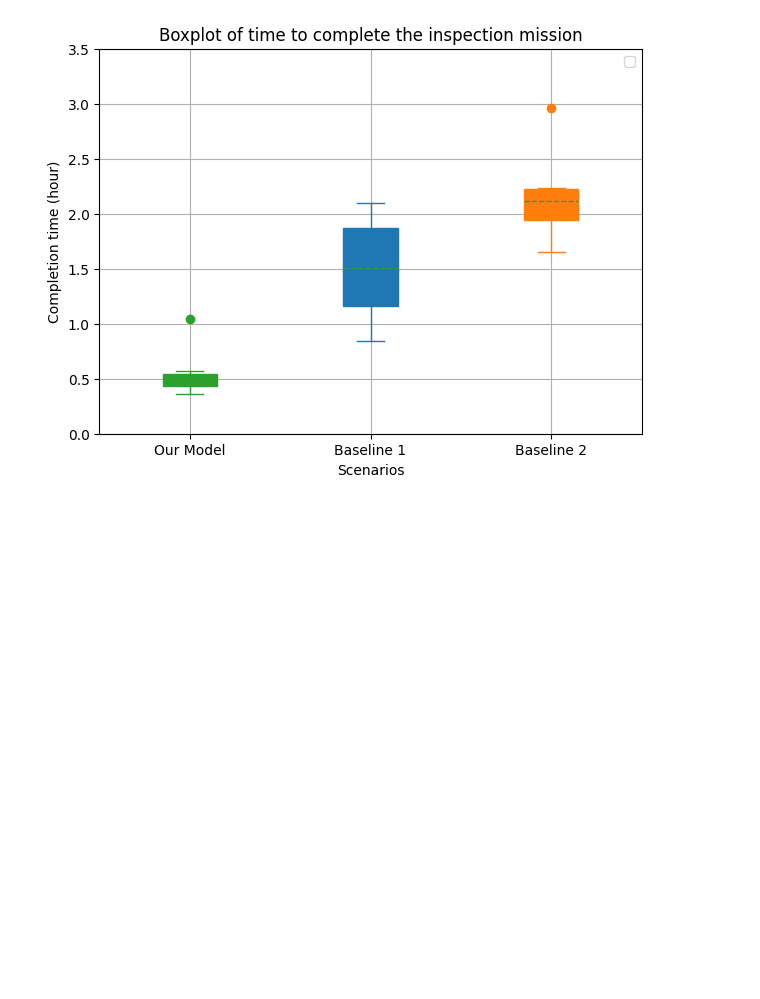
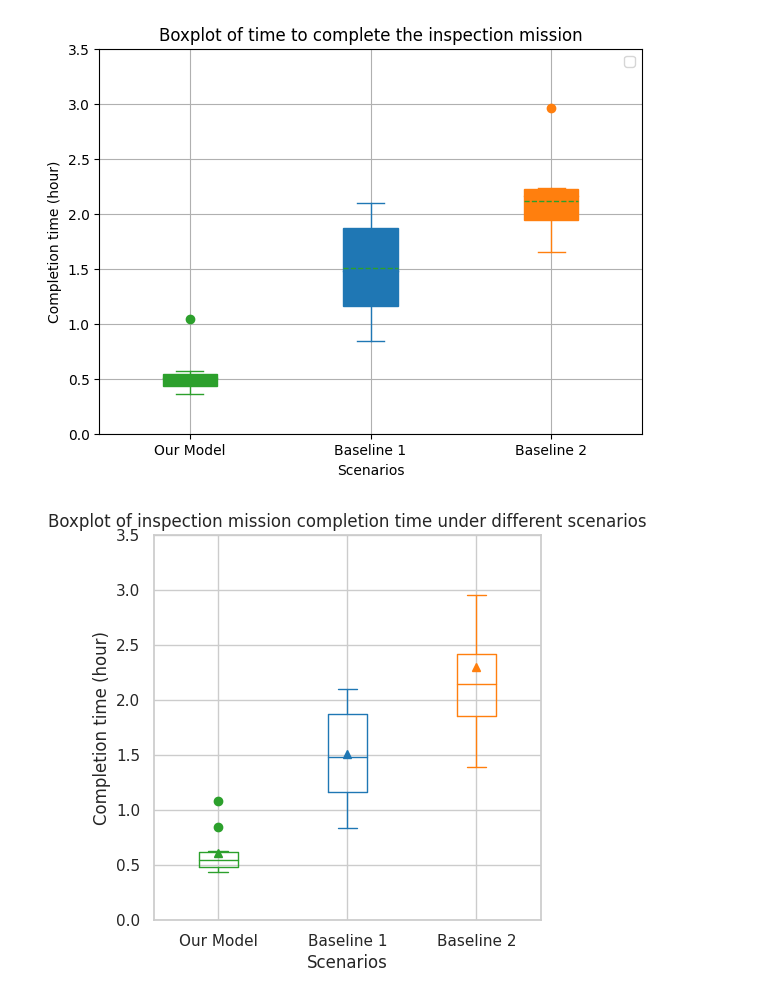
Before and after one commit to Jiayi-11/pymace, a Jupyter notebook: Ulysses/figures/figures.ipynb, the cells around one changed output. Cells and saved outputs as stored; diff of their text form; code cells hidden in the pictures; blank space fills up the shorter version.

```diff
--- a/Ulysses/figures/figures.ipynb
+++ b/Ulysses/figures/figures.ipynb
@@ -186,39 +186,57 @@ No artists with labels found to put in legend.  Note that artists whose label st
 [0.537, 1.5070000000000001, 2.117]
 [figure]
 # %%
+import matplotlib.pyplot as plt
+import numpy as np
 
 # Data points
 baseline1 = [1.92, 1.3, 1.34, 1.73, 1.62, 2.1, 1.99, 0.84, 1.12, 1.11]
-baseline2 = [2.23, 2.23, 1.94, 2.21, 2.21, 2.96, 2.12, 1.68, 1.94, 1.65]
-our_model = [0.86, 0.9, 0.52, 0.56, 0.51, 0.59, 0.52, 0.39, 0.47, 0.48]
+baseline2 = [2.29, 1.39, 2.96, 2.46, 1.73, 4.07, 2.18, 2.03,  2.12, 1.8]
+our_model = [0.48, 0.49, 0.85, 1.08, 0.58, 0.63, 0.57, 0.45, 0.52, 0.44]
 
 # All data points
 data = [our_model, baseline1, baseline2]
 
 # Calculating means for each dataset
-means = [np.mean(our_model), np.mean(baseline1), np.mean(baseline2)]
-print(means)
-
-# Plotting the boxplot
-plt.figure(figsize=(7, 5))
-box = plt.boxplot(data, patch_artist=False, notch=False, vert=True, showmeans=True, meanline=True)
+#means = [np.mean(our_model), np.mean(baseline1), np.mean(baseline2)]
+#print(means)
 
 # Adding means to the boxplot
 #colors = ['blue', 'orange', 'green']
 #for i in range(len(means)):
 #    plt.plot(i + 1, means[i], 's', color=colors[i], label=f'Mean of {"Baseline 1" if i == 0 else "Baseline 2" if i == 1 else "Our Model"}')
 #    plt.text(i + 1.1, means[i], f'{means[i]:.3f}', color=colors[i], va='center')
+
+# Setting colors for each box
+colors = ['#2ca02c', '#1f77b4', '#ff7f0e']  # green, blue, orange
+
+
+# Plotting the boxplot
+plt.figure(figsize=(5, 5))
+box = plt.boxplot(data, patch_artist=False, notch=False, vert=True, showmeans=True, meanline=False)
+
+# Set colors for each box
+for i in range(3):
+    plt.setp(box['boxes'][i], color=colors[i])
+    plt.setp(box['whiskers'][2*i:2*(i+1)], color=colors[i])
+    plt.setp(box['caps'][2*i:2*(i+1)], color=colors[i])
+    plt.setp(box['medians'][i], color=colors[i])
+    plt.setp(box['means'][i], markerfacecolor=colors[i], markeredgecolor=colors[i])
+    plt.setp(box['fliers'][i], markerfacecolor=colors[i], markeredgecolor=colors[i])
+
 
 
 # Setting x-axis labels
 plt.xticks([1, 2, 3], ['Our Model', 'Baseline 1', 'Baseline 2'])
 
 # Setting y-axis limit
 plt.ylim(0, 3.5)
 
-plt.title('Boxplot of time to complete the inspection mission')
+plt.title('Boxplot of inspection mission completion time under different scenarios')
 plt.xlabel('Scenarios')
 plt.ylabel('Completion time (hour)')
-plt.legend()
+#plt.legend()
 plt.grid(True)
 plt.show()
+# %% [output]
+[figure, added]
```
Also changed, not shown: parts of 9 cells of this notebook, 39 other files.
